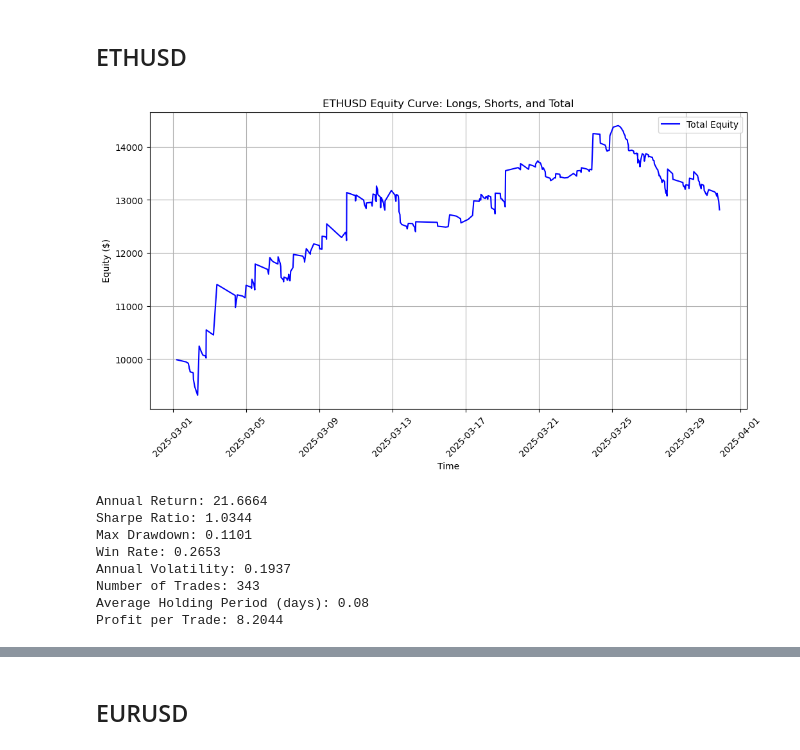
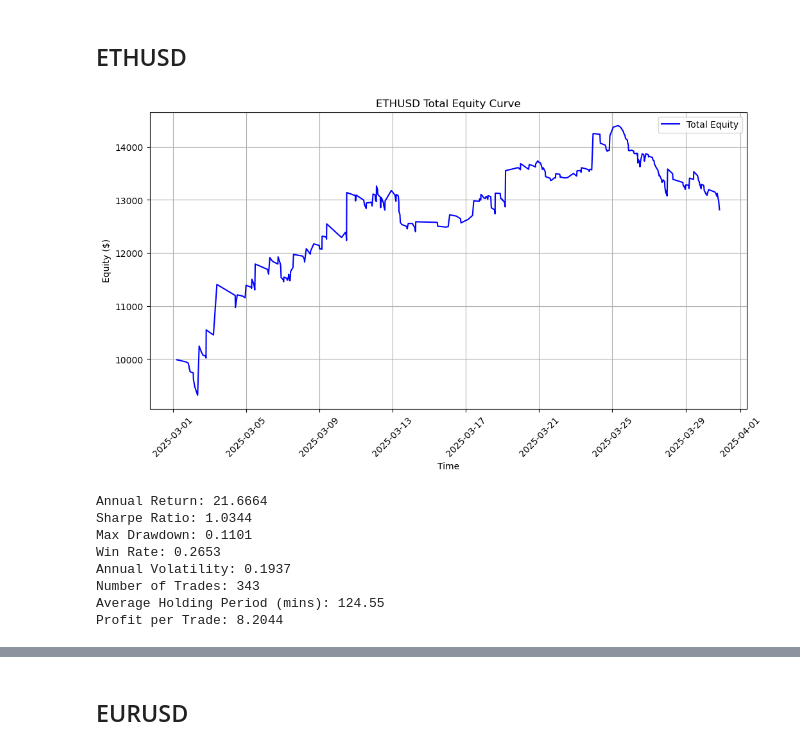
Before and after one commit to GaoRaine/Crypto_trading-, a Jupyter notebook: price_level (2).ipynb, the cells around one changed output, grey strips where cells are left out. Cells and saved outputs as stored; diff of their text form; code cells hidden in the pictures.

Commit message:
Fix Individual Eq curves

```diff
--- a/price_level (2).ipynb
+++ b/price_level (2).ipynb
@@ -279,7 +266,7 @@ if __name__ == '__main__':
 
     # Analysis period
     start_date = '2025-01-01'
-    end_date = '2025-02-01'
+    end_date = '2025-03-01'
 
     # Dictionary to store trade results for each asset
     trade_results = {}
@@ -718,6 +831,9 @@ Profit per Trade: -0.4899
 # %% [markdown]
 ### BTCUSD
 # %%
+long_trades_btc = trade_results["BTCUSD"]["long_trades"].sort_index()
+short_trades_btc = trade_results["BTCUSD"]["short_trades"].sort_index()
+
 trades_btc = pd.concat([long_trades_btc, short_trades_btc]).sort_index()
 
 # Initial balance
@@ -742,7 +858,11 @@ plt.legend()
 plt.xticks(rotation=45)
 plt.grid()
 plt.show()
+# Calculate duration of each trade in minutes
+trades_btc['trade_duration'] = (trades_btc['exit_time'] - trades_btc.index).dt.total_seconds() / 60
 
+# Now calculate average holding period in minutes
+average_holding_period_minutes = trades_btc['trade_duration'].mean()
 # Calculate trading statistics
 days_traded = (trades_btc.index[-1] - trades_btc.index[0]).days
 annual_return = ((total_equity_btc[-1] / initial_balance) ** (365 / days_traded)) - 1
@@ -765,7 +885,7 @@ print(f"Max Drawdown: {max_drawdown:.4f}")
 print(f"Win Rate: {win_rate:.4f}")
 print(f"Annual Volatility: {annual_volatility:.4f}")
 print(f"Number of Trades: {number_of_trades}")
-print(f"Average Holding Period (days): {average_holding_period:.2f}")
+print(f"Average Holding Period (mins): {average_holding_period_minutes:.2f}")
 print(f"Profit per Trade: {profit_per_trade:.4f}")
 # %% [output]
 [figure]
@@ -839,80 +900,73 @@ Profit per Trade: 8.2044
 # %% [markdown]
 ## ETHUSD
 # %%
-
-
+# Assuming trade_results is a dictionary with the trade data
+# Rename the dataframes for clarity
 long_trades_eth = trade_results["ETHUSD"]["long_trades"].sort_index()
 short_trades_eth = trade_results["ETHUSD"]["short_trades"].sort_index()
 
+trades_eth = pd.concat([long_trades_eth, short_trades_eth]).sort_index()
+
+# Initial balance
 initial_balance = 10000
 
-
-long_equity_eth = [initial_balance]
-short_equity_eth = [initial_balance]
+# Compute total equity curve
 total_equity_eth = [initial_balance]
-
-for percent_change in long_trades_eth["percent"]:
-    new_balance = long_equity_eth[-1] * (1 + percent_change)
-    long_equity_eth.append(new_balance)
-
-for percent_change in short_trades_eth["percent"]:
-    new_balance = short_equity_eth[-1] * (1 + percent_change)
-    short_equity_eth.append(new_balance)
-
-# Combine long and short trades into a single DataFrame for total equity calculation
-trades_eth = pd.concat([long_trades_eth, short_trades_eth]).sort_index()
-for percent_change in trades_eth["percent"]:
+for percent_change in trades_eth['percent']:
     new_balance = total_equity_eth[-1] * (1 + percent_change)
     total_equity_eth.append(new_balance)
 
-# Create DataFrames for plotting
-long_equity_curve_eth = pd.DataFrame({"time": long_trades_eth.index, "equity": long_equity_eth[1:]})
-short_equity_curve_eth = pd.DataFrame({"time": short_trades_eth.index, "equity": short_equity_eth[1:]})
+# Create a DataFrame for plotting the total equity curve
 total_equity_curve_eth = pd.DataFrame({"time": trades_eth.index, "equity": total_equity_eth[1:]})
 
-# Plot the equity curves
+# Plot the equity curve
 plt.figure(figsize=(12, 6))
 plt.plot(total_equity_curve_eth["time"], total_equity_curve_eth["equity"], label="Total Equity", color="blue")
 plt.xlabel("Time")
 plt.ylabel("Equity ($)")
-plt.title("ETHUSD Equity Curve: Longs, Shorts, and Total")
+plt.title("ETHUSD Total Equity Curve")
 plt.legend()
 plt.xticks(rotation=45)
 plt.grid()
-
 plt.show()
 
-# Calculate trading statistics (example calculations)
+# Calculate duration of each trade in minutes
+trades_eth['trade_duration'] = (trades_eth['exit_time'] - trades_eth.index).dt.total_seconds() / 60
+
+# Now calculate average holding period in minutes
+average_holding_period_minutes = trades_eth['trade_duration'].mean()
+
+# Calculate trading statistics
 days_traded = (trades_eth.index[-1] - trades_eth.index[0]).days
 annual_return = ((total_equity_eth[-1] / initial_balance) ** (365 / days_traded)) - 1
 daily_returns = np.diff(total_equity_eth) / total_equity_eth[:-1]
 annual_volatility = np.std(daily_returns) * np.sqrt(252)  # Assuming 252 trading days
 sharpe_ratio = (np.mean(daily_returns) / np.std(daily_returns)) * np.sqrt(252)
 rolling_max = np.maximum.accumulate(total_equity_eth)
 drawdowns = (rolling_max - total_equity_eth) / rolling_max
 max_drawdown = np.max(drawdowns)
 wins = sum(np.diff(total_equity_eth) > 0)
 win_rate = wins / len(trades_eth)
 number_of_trades = len(trades_eth)
-average_holding_period = days_traded / number_of_trades  # Consider converting to minutes if required
+average_holding_period = days_traded / number_of_trades
 profit_per_trade = np.mean(np.diff(total_equity_eth))
 
 # Print statistics
 print(f"Annual Return: {annual_return:.4f}")
 print(f"Sharpe Ratio: {sharpe_ratio:.4f}")
 print(f"Max Drawdown: {max_drawdown:.4f}")
 print(f"Win Rate: {win_rate:.4f}")
 print(f"Annual Volatility: {annual_volatility:.4f}")
 print(f"Number of Trades: {number_of_trades}")
-print(f"Average Holding Period (days): {average_holding_period:.2f}")
+print(f"Average Holding Period (mins): {average_holding_period_minutes:.2f}")
 print(f"Profit per Trade: {profit_per_trade:.4f}")
 # %% [output]
-[figure, old version]
+[figure, new version]
 Annual Return: 21.6664
 Sharpe Ratio: 1.0344
 Max Drawdown: 0.1101
 Win Rate: 0.2653
 Annual Volatility: 0.1937
 Number of Trades: 343
-Average Holding Period (days): 0.08
+Average Holding Period (mins): 124.55
 Profit per Trade: 8.2044
```
Also changed, not shown: parts of 17 cells of this notebook.
